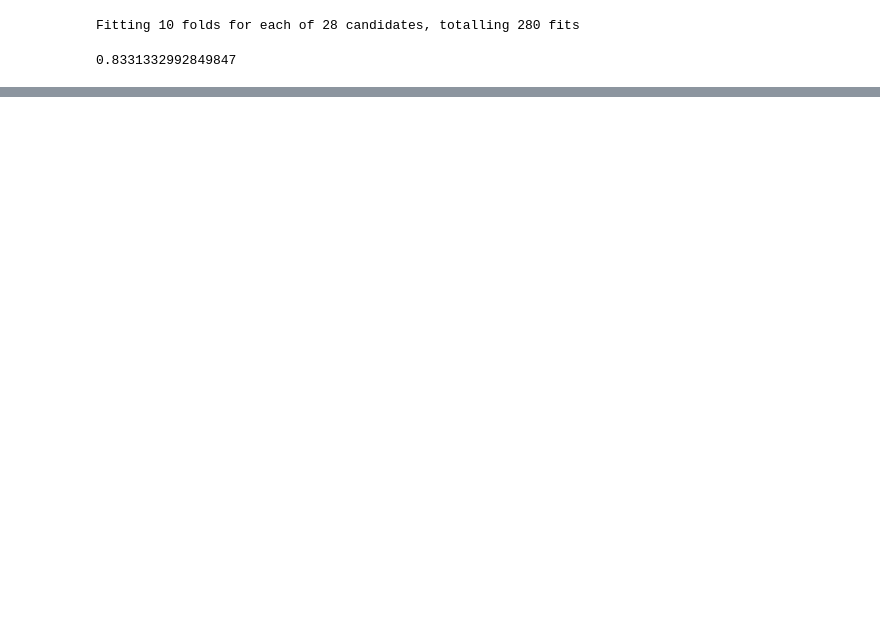
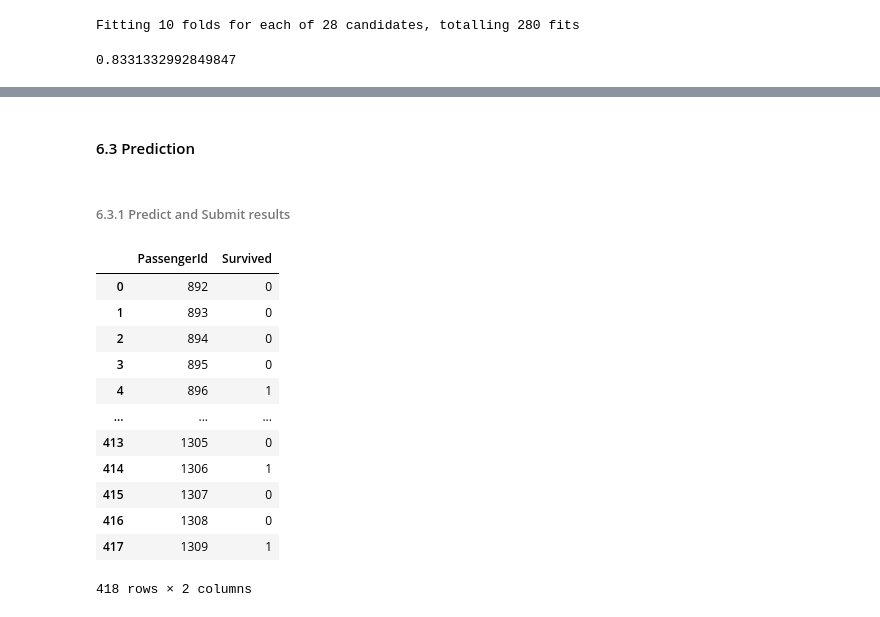
Before and after one commit to Dae-yangKim/Kaggle_Competition, a Jupyter notebook: Code_Practice/Kaggle_이유한_필사_Titanic_3.ipynb, the cells around one changed output, grey strips where cells are left out. Saved outputs shown, nothing was run; the diff lists cells and outputs as text; code cells hidden in the pictures; blank space fills up the shorter version.

```diff
--- a/Code_Practice/Kaggle_이유한_필사_Titanic_3.ipynb
+++ b/Code_Practice/Kaggle_이유한_필사_Titanic_3.ipynb
@@ -707,0 +794,28 @@ Fitting 10 folds for each of 28 candidates, totalling 280 fits
+# %%
+votingC = VotingClassifier(estimators = [('rfc' , RFC_best) , ('extc' , ExtC_best) , ('svc' , SVMC_best) ,
+                                         ('adac' , ada_best) , ('gbc' , GBC_best)] , voting = 'soft' , n_jobs = 4)
+
+votingC = votingC.fit(X_train , Y_train)
+# %% [markdown]
+#### 6.3 Prediction
+# %% [markdown]
+###### 6.3.1 Predict and Submit results
+# %%
+test_Survived = pd.Series(votingC.predict(test) , name = 'Survived')
+results = pd.concat([IDtest , test_Survived] , axis = 1)
+# %%
+results
+# %% [output]
+|  | PassengerId | Survived |
+| 0 | 892 | 0 |
+| 1 | 893 | 0 |
+| 2 | 894 | 0 |
+| 3 | 895 | 0 |
+| 4 | 896 | 1 |
+| ... | ... | ... |
+| 413 | 1305 | 0 |
+| 414 | 1306 | 1 |
+| 415 | 1307 | 0 |
+| 416 | 1308 | 0 |
+| 417 | 1309 | 1 |
+418 rows × 2 columns
```
Also changed, not shown: parts of 16 cells of this notebook, 2 other files.
